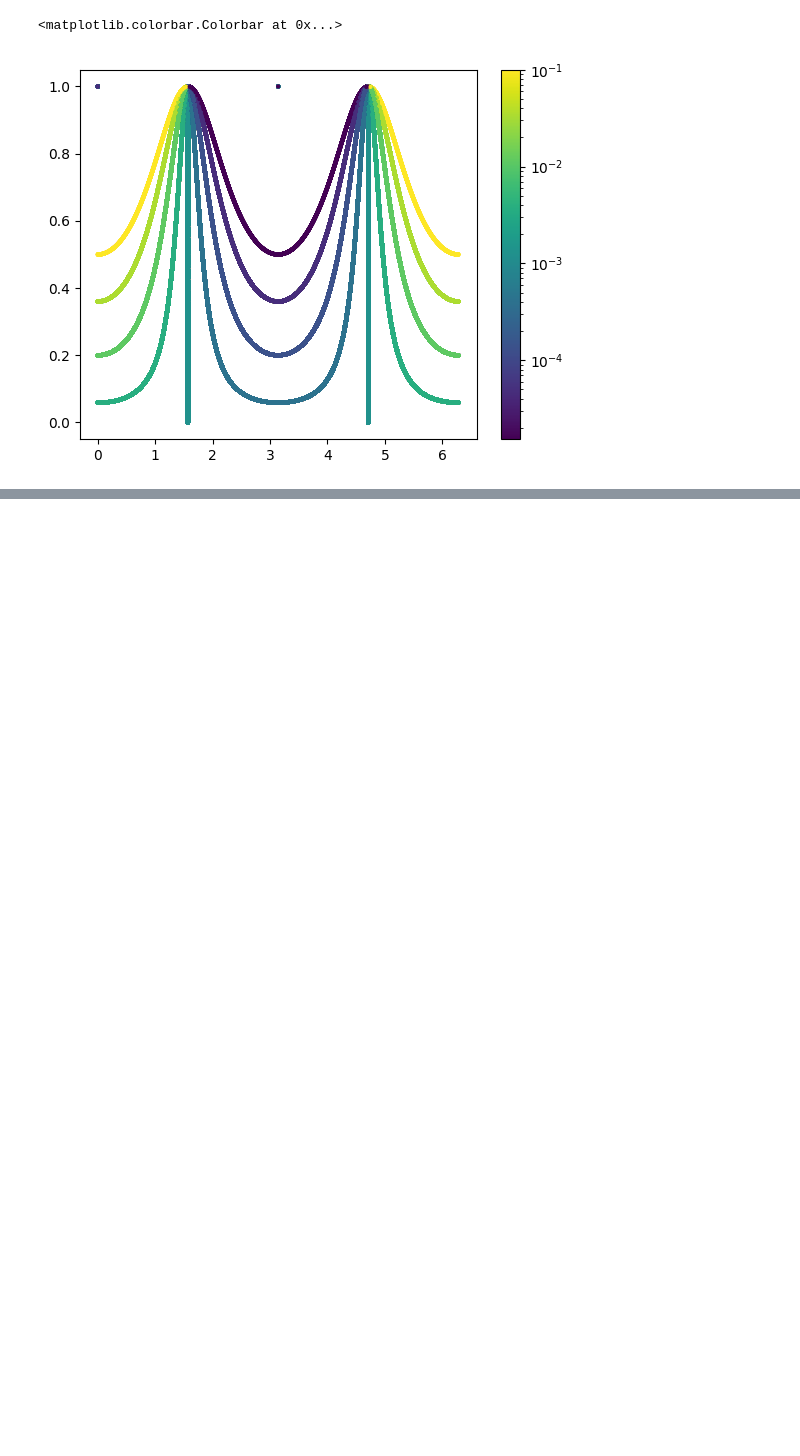
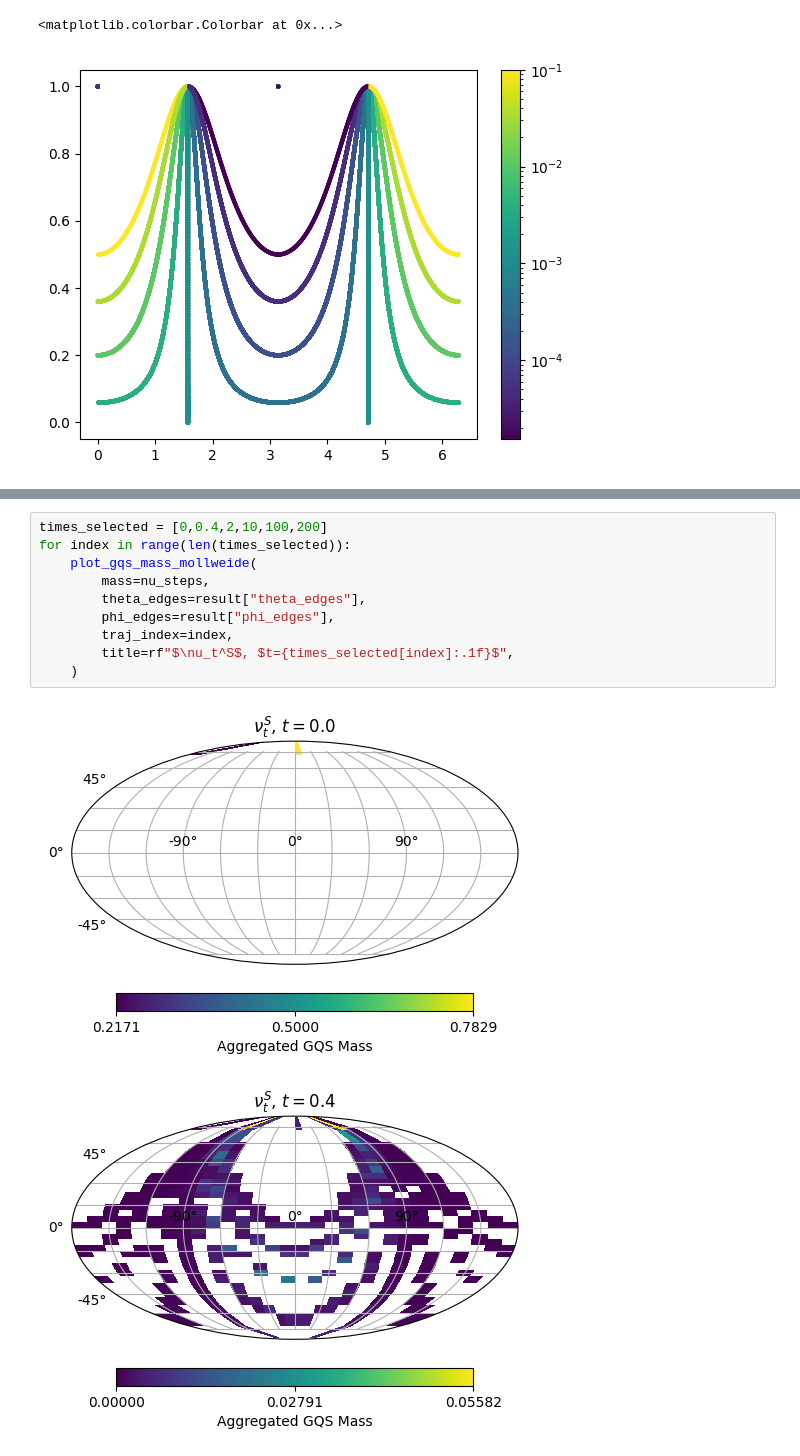
Before and after one commit to Kommmi/Qaos, a Jupyter notebook: SpinStar.ipynb, the cells around one changed output, grey strips where cells are left out. Cells and saved outputs as stored; diff of their text form; blank space fills up the shorter version.

```diff
--- a/SpinStar.ipynb
+++ b/SpinStar.ipynb
@@ -171,0 +253,13 @@ plt.colorbar()
+# %%
+times_selected = [0,0.4,2,10,100,200]
+for index in range(len(times_selected)):
+    plot_gqs_mass_mollweide(
+        mass=nu_steps,
+        theta_edges=result["theta_edges"],
+        phi_edges=result["phi_edges"],
+        traj_index=index,
+        title=rf"$\nu_t^S$, $t={times_selected[index]:.1f}$",
+    )
+# %% [output]
+[figure, added]
+[figure, added]
```
Also changed, not shown: parts of 16 cells of this notebook.
